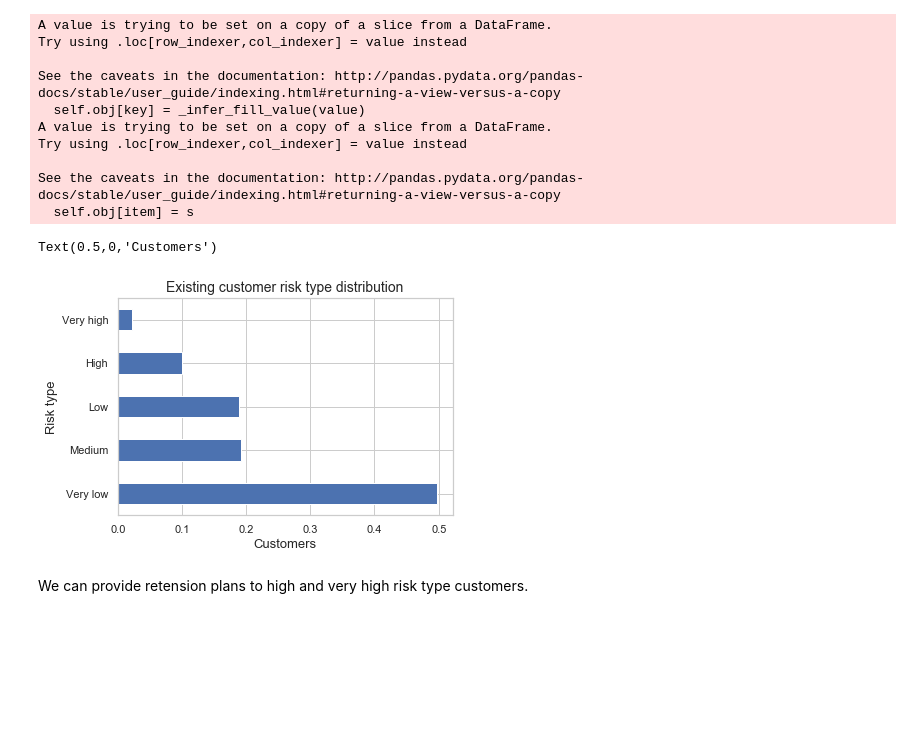
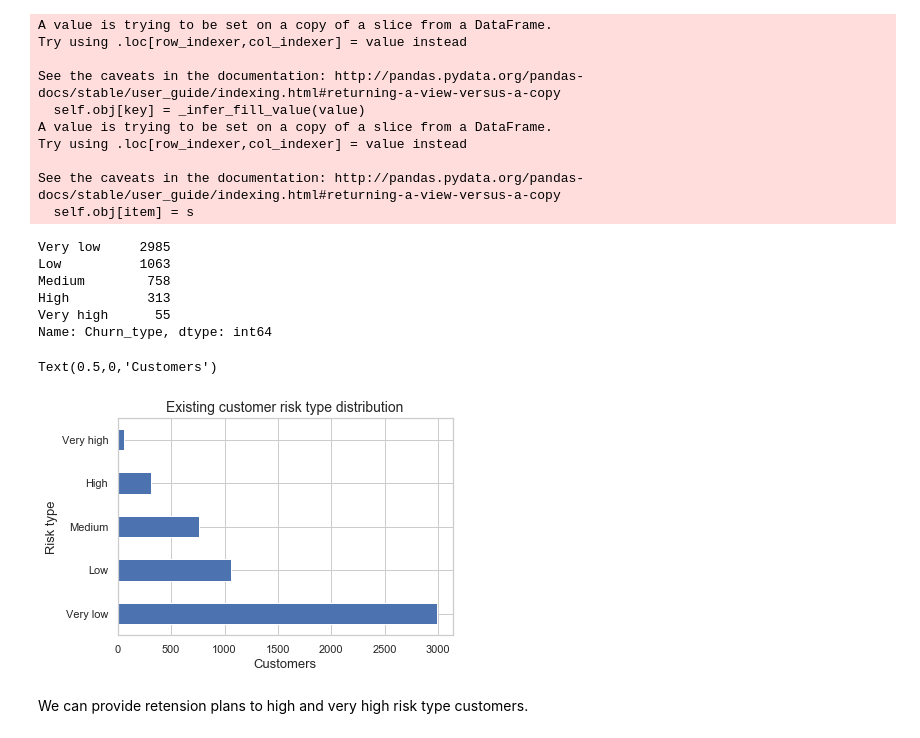
Before and after one commit to ShivaliPatel/Data-science-projects, a Jupyter notebook: Telco_customer_churn/Telecom Churn Prediction.ipynb, the cells around one changed output. Cells and saved outputs as stored; diff of their text form; code cells hidden in the pictures; blank space fills up the shorter version.

Commit message:
Updated Telecom churn notebook

```diff
--- a/Telco_customer_churn/Telecom Churn Prediction.ipynb
+++ b/Telco_customer_churn/Telecom Churn Prediction.ipynb
@@ -960,7 +960,7 @@ def create_model_df(df, col_cols, nom_cols, binary_cols, num_cols, target_col):
 
     df_model.drop(nom_cols, axis = 1, inplace = True)
 
-    #df_model = normalize_df(df, num_cols)
+    df_model = normalize_df(df_model, num_cols)
 
     return (df_model.loc[:, ~df_model.columns.isin(target_col)]
             , df_model[target_col].values.flatten())
@@ -1176,18 +1191,18 @@ def model_evaluation(x_train, y_train, x_test, y_test, models, clsModelsNm ):
         predicted_val[model] = predicted
 # %%
 clsLR = LogisticRegression(random_state = random_state
-                           , C= 0.9
-                           , penalty = 'l2')
+                           , C= 1
+                           , penalty = 'l1')
 
 clsRF = RandomForestClassifier(random_state = random_state
-                              , max_depth = 5
-                              , n_estimators = 100
-                              , max_features = 'auto'
+                              , max_depth = 10
+                              , n_estimators = 200
+                              , max_features = 0.7
                               , min_samples_leaf = 1 )
 
 clsModels = [clsLR, clsRF]
 
-model_evaluation(x_train_sm, y_train_sm, x_test, y_test, clsModels, clsModelsNm )
+model_evaluation(x_train, y_train, x_test, y_test, clsModels, clsModelsNm )
 # %% [output]
 *********** Logistic Regression *************
              precision    recall  f1-score   support
@@ -1294,13 +1317,22 @@ Try using .loc[row_indexer,col_indexer] = value instead
 
 See the caveats in the documentation: http://pandas.pydata.org/pandas-docs/stable/user_guide/indexing.html#returning-a-view-versus-a-copy
   self.obj[item] = s
+# %%
+existing_cust['Churn_type'].value_counts()
+# %% [output]
+Very low     2985
+Low          1063
+Medium        758
+High          313
+Very high      55
+Name: Churn_type, dtype: int64
 # %%
-existing_cust['Churn_type'].value_counts(normalize=True).plot(kind = 'barh')
+existing_cust['Churn_type'].value_counts().plot(kind = 'barh')
 plt.title("Existing customer risk type distribution", fontsize=14)
 plt.ylabel("Risk type", fontsize = 13)
 plt.xlabel("Customers", fontsize = 13)
 # %% [output]
 Text(0.5,0,'Customers')
-[figure, old version]
+[figure, new version]
 # %% [markdown]
 We can provide retension plans to high and very high risk type customers.
```
Also changed, not shown: parts of 10 cells of this notebook.
